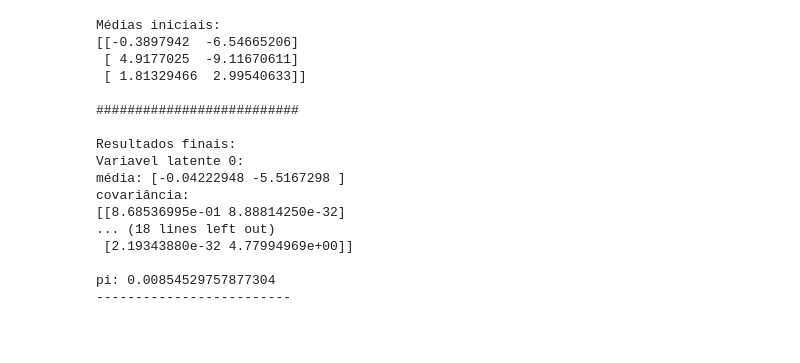
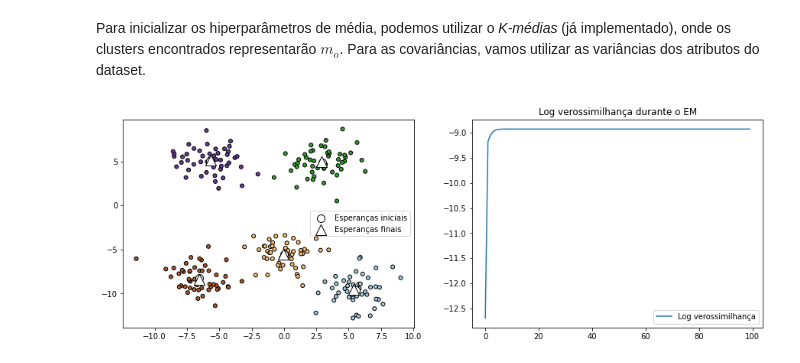
Before and after one commit to lucaspg96/probabilistic-ml, a Jupyter notebook: Expectation Maximization para Misturas Gaussianas.ipynb, the cells around one changed output. Cells and saved outputs as stored; diff of their text form; code cells hidden in the pictures; blank space fills up the shorter version.

```diff
--- a/Expectation Maximization para Misturas Gaussianas.ipynb
+++ b/Expectation Maximization para Misturas Gaussianas.ipynb
@@ -25,6 +72,15 @@ def r_k(x, mean, cov, pi, k):
 
     return a/b
 
+def log_likelihood(X, mean_prev, cov_prev, pi_prev, mean, cov, pi):
+    l = 0
+
+    for k in range(pi.shape[0]):
+        responsabilities = r_k(X, mean_prev, cov_prev, pi_prev, k)
+        l += responsabilities.dot(np.log(pi[k] * multivariate_normal(mean[k], cov[k]).pdf(X)))
+
+    return l
+
 def EM(X, K, mean_0, cov_0, pi_0, alphas, k_0, v_0, iter=10, debug=False):
     N, D = X.shape
     mean_prev = mean_0.copy()
@@ -34,6 +90,8 @@ def EM(X, K, mean_0, cov_0, pi_0, alphas, k_0, v_0, iter=10, debug=False):
     mean = mean_0.copy()
     cov = cov_0.copy()
     pi = pi_0.copy()
+
+    log_likelihoods = []
 
     for i in range(iter):
         if debug:
@@ -61,51 +119,55 @@ def EM(X, K, mean_0, cov_0, pi_0, alphas, k_0, v_0, iter=10, debug=False):
                 print(f"pi: {pi[k]}")
                 print("-------------------------\n")
 
+        log_likelihoods.append(log_likelihood(X, mean_prev, cov_prev, pi_prev, mean, cov, pi))
+
+        if debug:
+            print(f"Log verossimilhança: {log_likelihoods[-1]}")
+
         mean_prev = mean.copy()
         cov_prev = cov.copy()
         pi_prev = pi.copy()
 
-    return mean, cov, pi
+    return mean, cov, pi, log_likelihoods
+# %% [markdown]
+Para inicializar os hiperparâmetros de média, podemos utilizar o *K-médias* (já implementado), onde os clusters encontrados representarão $m_o$. Para as covariâncias, vamos utilizar as variâncias dos atributos do dataset.
 # %%
+from sklearn.cluster import KMeans
 def generate_initial_values(X, K, dim):
-    mean_0 = X[np.random.choice(np.arange(X.shape[0]), K)]
+    mean_0 = KMeans(n_clusters=n_clusters, random_state=42).fit(X).cluster_centers_
     cov_0 = np.array([np.diag(np.var(X,axis=0)) for _ in range(K)])
 
     return mean_0, cov_0
 
 K = n_clusters
 mean_0, cov_0 = generate_initial_values(X, K=K, dim=X.shape[1])
 pi_0 = np.array([1/K for _ in range(K)])
 alphas = np.array([2 for _ in range(K)])
 
-print(f"Médias iniciais:\n{mean_0}")
 
-mean, cov, pi = EM(X, K, mean_0, cov_0, pi_0, alphas, 0, 4, iter=50, debug=False)
+mean, cov, pi, l = EM(X, K, mean_0, cov_0, pi_0, alphas, 0, 4, iter=100, debug=False)
 
-print("\n##########################\n")
-print("Resultados finais: ")
-for k in range(K):
-    print(f"Variavel latente {k}:")
-    print(f"média: {mean[k]}")
-    print(f"covariância:\n{cov[k]}\n")
-    print(f"pi: {pi[k]}")
-    print("-------------------------\n")
+# print("\n##########################\n")
+# print("Resultados finais: ")
+# for k in range(K):
+#     print(f"Variavel latente {k}:")
+#     print(f"média: {mean[k]}")
+#     print(f"covariância:\n{cov[k]}\n")
+#     print(f"pi: {pi[k]}")
+#     print("-------------------------\n")
+
+plt.figure(figsize=(15, 5))
+plt.subplot(1,2,1)
+plt.scatter(X[:, 0], X[:, 1], marker='o', c=Y,
+            s=25, edgecolor='k', cmap=plt.cm.Paired)
+plt.scatter(mean_0[:,0], mean_0[:,1], marker="o", c="w", s=100, edgecolors='k', label="Esperanças iniciais")
+plt.scatter(mean[:,0], mean[:,1], marker="^", c="w", s=200, edgecolors='k', label="Esperanças finais")
+plt.legend()
+
+plt.subplot(1,2,2)
+plt.plot(l, label="Log verossimilhança")
+plt.legend()
+_ = plt.title("Log verossimilhança durante o EM")
 # %% [output]
-Médias iniciais:
-[[-0.3897942  -6.54665206]
- [ 4.9177025  -9.11670611]
- [ 1.81329466  2.99540633]]
-
-##########################
-
-Resultados finais:
-Variavel latente 0:
-média: [-0.04222948 -5.5167298 ]
-covariância:
-[[8.68536995e-01 8.88814250e-32]
-... (18 lines left out)
- [2.19343880e-32 4.77994969e+00]]
-
-pi: 0.00854529757877304
--------------------------
+[figure, added]
 # %%
```
Also changed, not shown: parts of 12 cells of this notebook.
